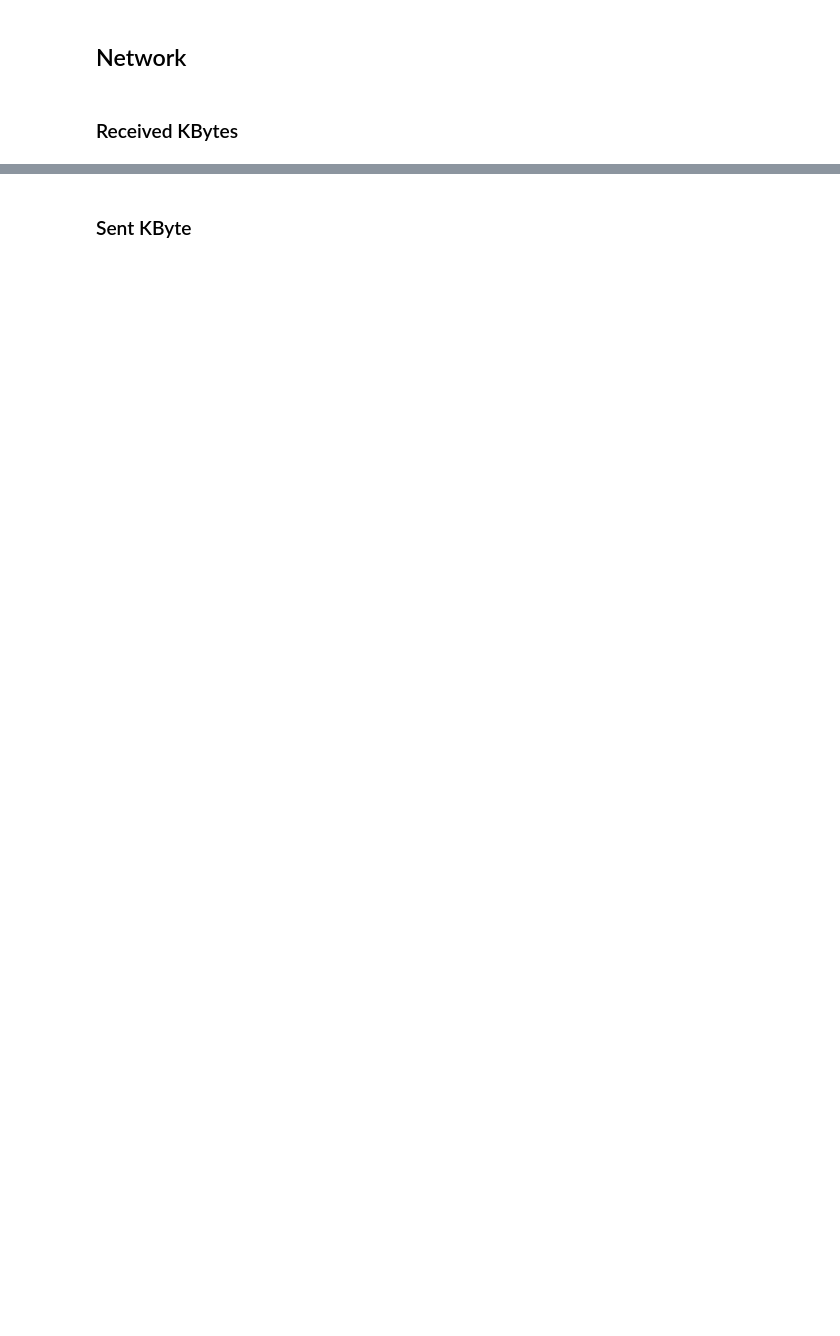
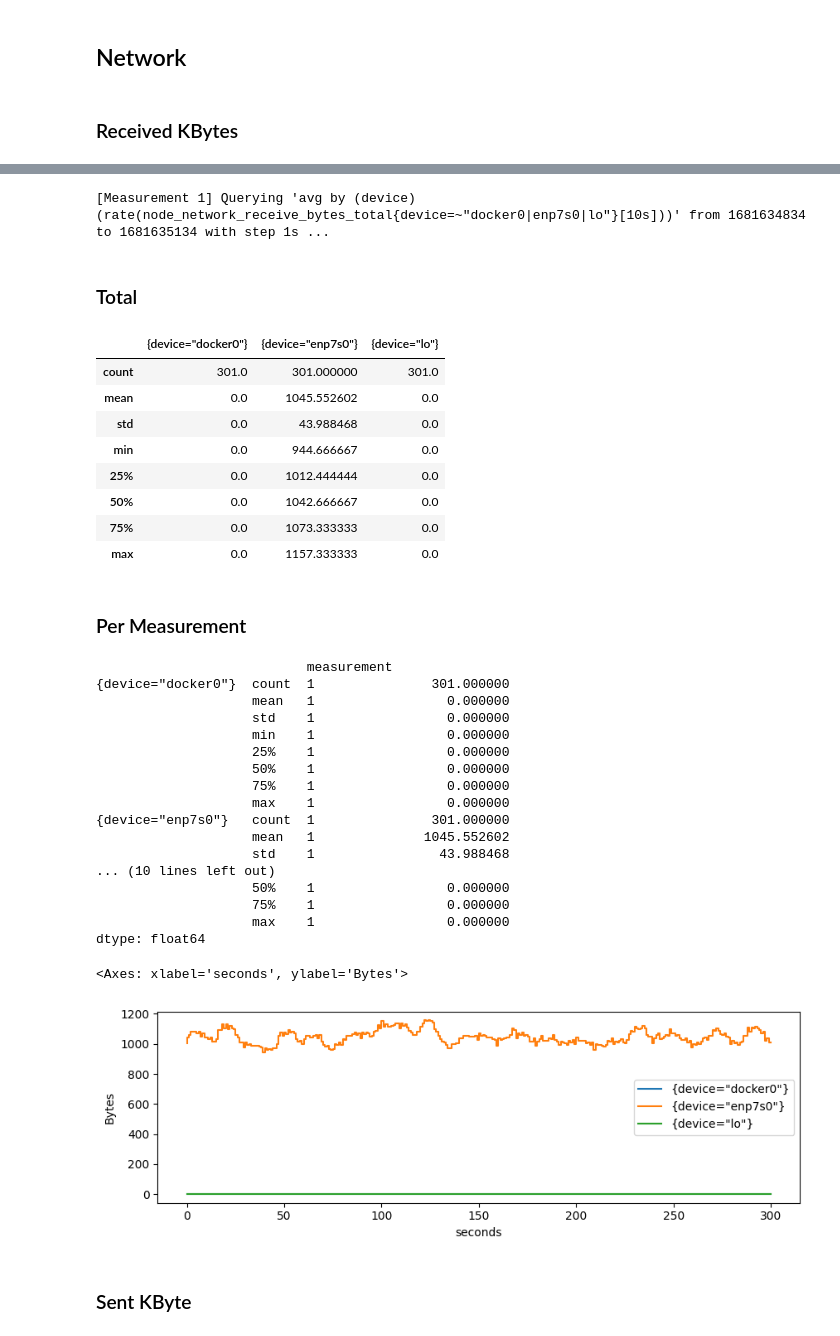
Before and after one commit to twobiers/software-architecture-sustainability-experiment, a Jupyter notebook: results/analysis.ipynb, the cells around one changed output, grey strips where cells are left out. Cells and saved outputs as stored; diff of their text form; code cells hidden in the pictures; blank space fills up the shorter version.

```diff
--- a/results/analysis.ipynb
+++ b/results/analysis.ipynb
@@ -328,10 +409,42 @@ grouped_mean.plot.bar(ylabel='Received KBytes')
 # %%
-result = prepare_network_average_receive_rate(bm)
-describe_measurement_dataframe(result)
+network_average_receive_rate = prepare_network_average_receive_rate(bm)
+describe_measurement_dataframe(network_average_receive_rate)
 
-grouped_mean = result.groupby(by=['seconds']).mean()
+grouped_mean = network_average_receive_rate.groupby(by=['seconds']).mean()
 grouped_mean.drop(['measurement'], inplace=True, axis=1)
 grouped_mean.plot(drawstyle='steps',figsize=(10,3),ylabel='Bytes')
+# %% [output]
+[Measurement 1] Querying 'avg by (device) (rate(node_network_receive_bytes_total{device=~"docker0|enp7s0|lo"}[10s]))' from 1681634834 to 1681635134 with step 1s ...
+### Total
+|  | {device="docker0"} | {device="enp7s0"} | {device="lo"} |
+| count | 301.0 | 301.000000 | 301.0 |
+| mean | 0.0 | 1045.552602 | 0.0 |
+| std | 0.0 | 43.988468 | 0.0 |
+| min | 0.0 | 944.666667 | 0.0 |
+| 25% | 0.0 | 1012.444444 | 0.0 |
+| 50% | 0.0 | 1042.666667 | 0.0 |
+| 75% | 0.0 | 1073.333333 | 0.0 |
+| max | 0.0 | 1157.333333 | 0.0 |
+### Per Measurement
+                           measurement
+{device="docker0"}  count  1               301.000000
+                    mean   1                 0.000000
+                    std    1                 0.000000
+                    min    1                 0.000000
+                    25%    1                 0.000000
+                    50%    1                 0.000000
+                    75%    1                 0.000000
+                    max    1                 0.000000
+{device="enp7s0"}   count  1               301.000000
+                    mean   1              1045.552602
+                    std    1                43.988468
+... (10 lines left out)
+                    50%    1                 0.000000
+                    75%    1                 0.000000
+                    max    1                 0.000000
+dtype: float64
+<Axes: xlabel='seconds', ylabel='Bytes'>
+[figure, added]
 # %% [markdown]
 ### Sent KByte
 # %%
```
Also changed, not shown: parts of 16 cells of this notebook.
